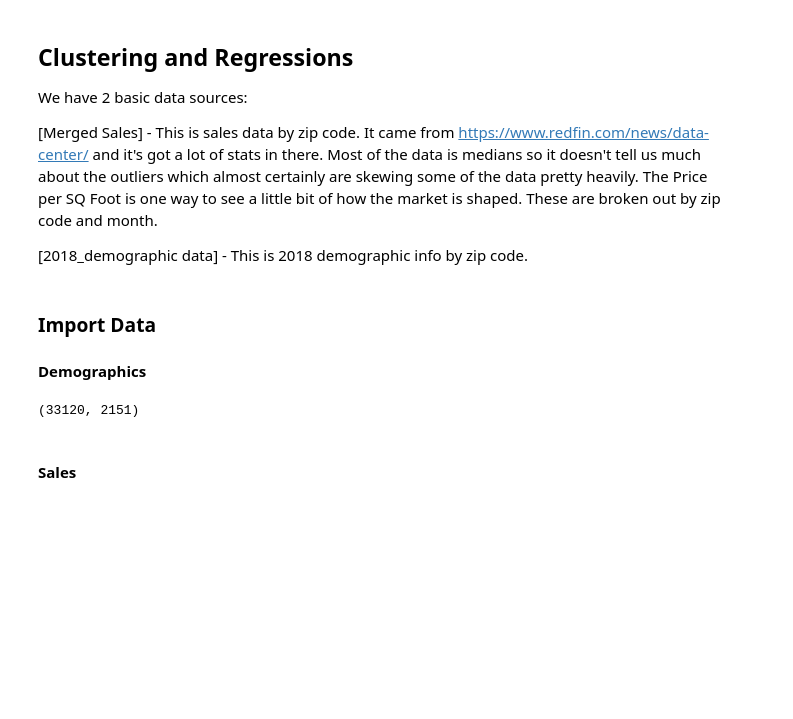
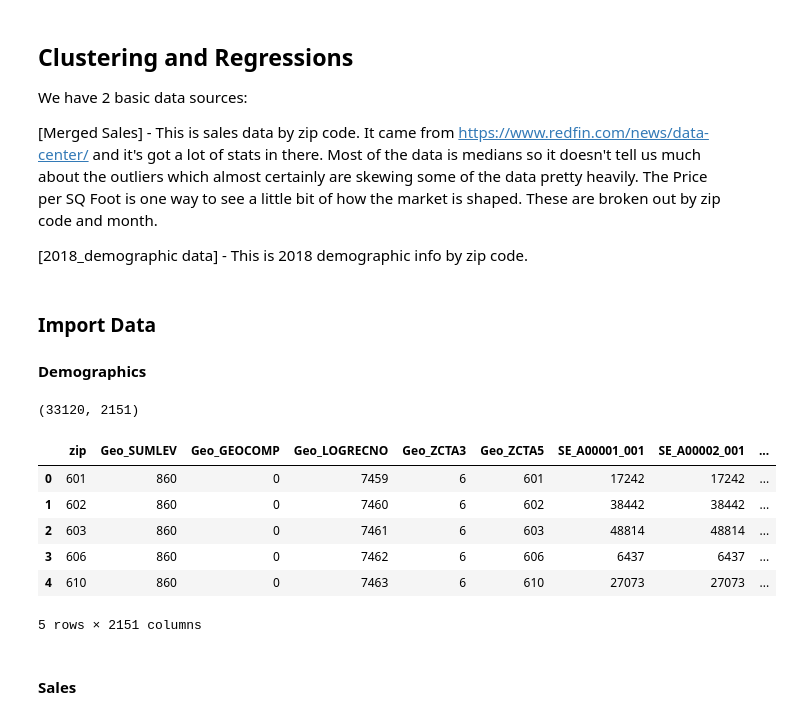
Before and after one commit to joshuajnoble/w207_group_project, a Jupyter notebook: Clustering_eb.ipynb, the cells around one changed output. Drawn from its saved outputs; the diff is of its cells as text; code cells hidden in the pictures; blank space fills up the shorter version.

```diff
--- a/Clustering_eb.ipynb
+++ b/Clustering_eb.ipynb
@@ -17,11 +20,19 @@ from sklearn.cluster import KMeans
 # %%
 demographics = pd.read_csv("2018_demographic_data_edited.csv", delimiter=',')
 
 print(demographics.shape) # removed some of the blank columns and columns with strings in excel
 
 demo = demographics.fillna(demographics.mean())
+demo.head()
 # %% [output]
 (33120, 2151)
+|  | zip | Geo_SUMLEV | Geo_GEOCOMP | Geo_LOGRECNO | Geo_ZCTA3 | Geo_ZCTA5 | SE_A00001_001 | SE_A00002_001 | ... |
+| 0 | 601 | 860 | 0 | 7459 | 6 | 601 | 17242 | 17242 | ... |
+| 1 | 602 | 860 | 0 | 7460 | 6 | 602 | 38442 | 38442 | ... |
+| 2 | 603 | 860 | 0 | 7461 | 6 | 603 | 48814 | 48814 | ... |
+| 3 | 606 | 860 | 0 | 7462 | 6 | 606 | 6437 | 6437 | ... |
+| 4 | 610 | 860 | 0 | 7463 | 6 | 610 | 27073 | 27073 | ... |
+5 rows × 2151 columns
 # %% [markdown]
 #### Sales
 # %%
```
Also changed, not shown: parts of 8 cells of this notebook.
